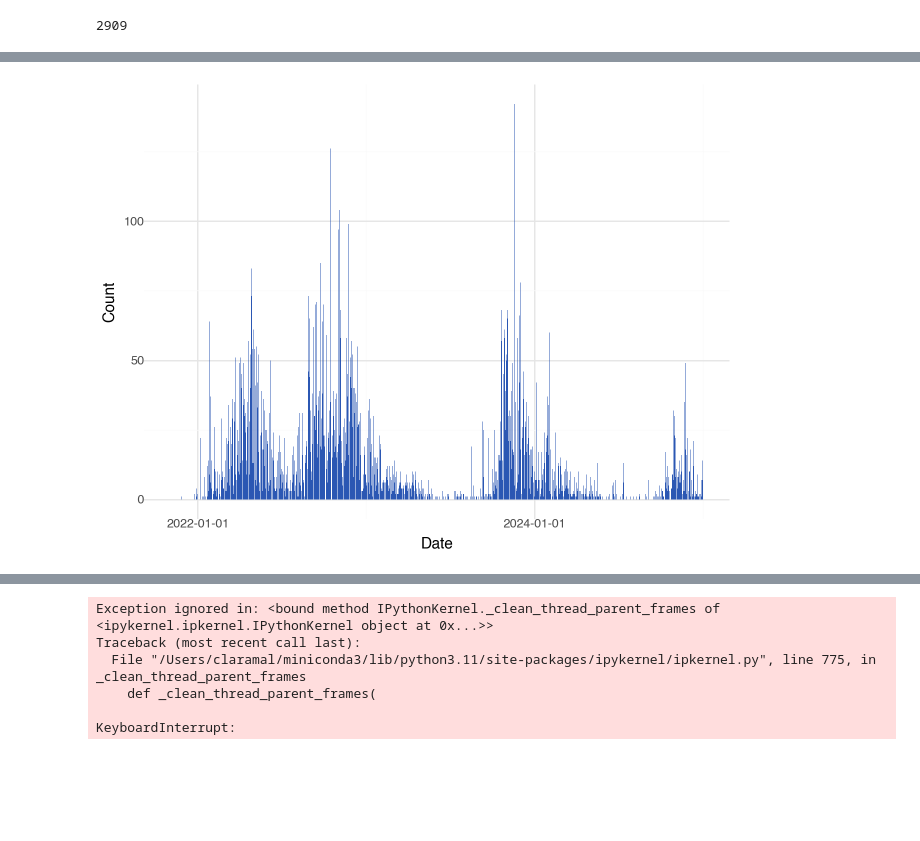
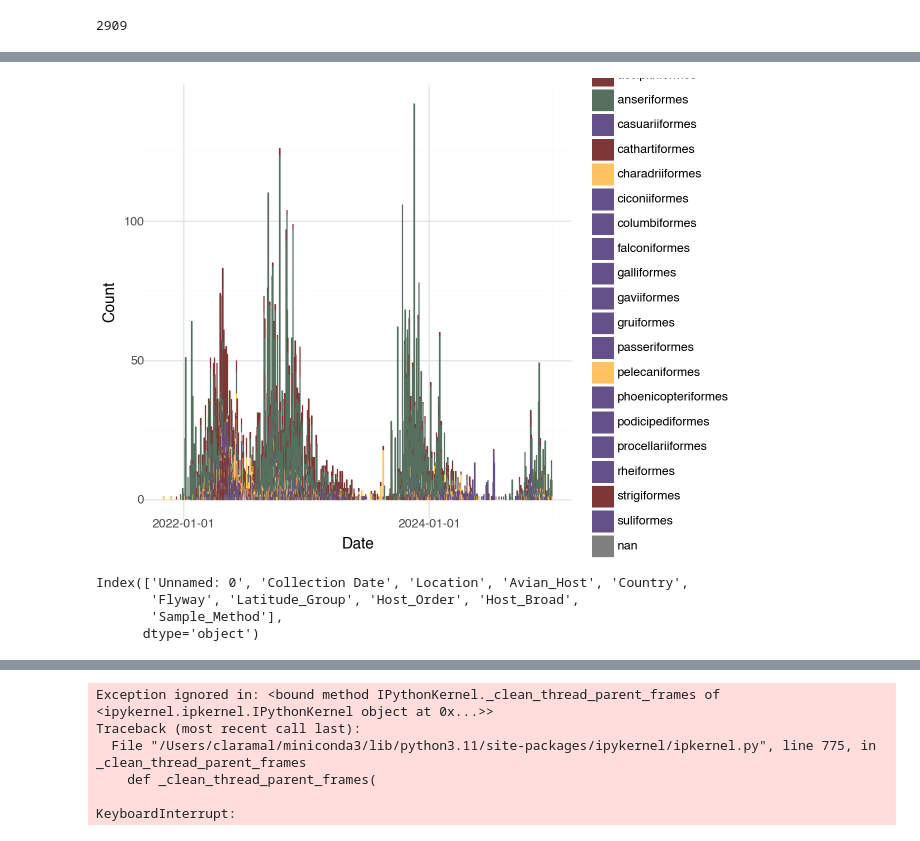
Before and after one commit to moncla-lab/H5-avian-ecology, a Jupyter notebook: all_detections.ipynb, the cells around one changed output, grey strips where cells are left out. Drawn from its saved outputs; the diff is of its cells as text; code cells hidden in the pictures; blank space fills up the shorter version.

```diff
--- a/all_detections.ipynb
+++ b/all_detections.ipynb
@@ -350,18 +421,52 @@ all_detect_counts["Collection Date"]= pd.to_datetime(all_detect_counts["Collecti
 # %%
-# Plot detections
+# Plot detections over time
 
-host_colors = {"anseriformes":,"charadriiformes":, "suliformes":, "pelecaniformes":, "procellariiformes":,"accipitriformes":, "falconiformes":, "strigiformes":
-}
+host_colors = {"anseriformes":"#566F5E",
+               "charadriiformes":"#FEC260",
+               "suliformes":"#65518A",
+               "pelecaniformes":"#FEC260",
+               "procellariiformes":"#65518A",
+               "accipitriformes":"#7E3636",
+               "falconiformes":"#65518A",
+               "strigiformes":"#7E3636",
+               "passeriformes":"#65518A",
+               "columbiformes":"#65518A",
+               "podicipediformes":"#65518A",
+               "galliformes":"#65518A",
+               "gaviiformes":"#65518A",
+               "gruiformes":"#65518A",
+               "phoenicopteriformes":"#65518A",
+               "ciconiiformes":"#65518A",
+               "cathartiformes":"#7E3636",
+               "rheiformes":"#65518A",
+               "casuariiformes":"#65518A"
+              }
+
+flyway_colors = {"AtlanticFlyway":"#AA7722", "MississippiFlyway":"#5E9B82", "CentralFlyway":"#C593D1", "PacificFlyway":"#2B57B3", "unknown":"#9C9C9C"}
+
+all_detect_final["Collection Date"]= pd.to_datetime(all_detect_final["Collection Date"])
 
 detections_over_time = (
-    ggplot(all_detect_final, aes(x = "Collection Date", y = "incidence", color = "Host Order"))
-    + geom_bar(stat = "identity") #, fill = "#2B57B3")
+    ggplot(all_detect_final, aes(x = "Collection Date", color = "Host_Order", fill = "Host_Order"))
+    # ggplot(all_detect_final, aes(x = "Collection Date", color = "Flyway", fill = "Flyway"))
+    + geom_bar(stat = "count")
+    + scale_color_manual(host_colors)
+    + scale_fill_manual(host_colors)
+    # + scale_color_manual(flyway_colors)
+    # + scale_fill_manual(flyway_colors)
     + labs(x = "Date", y = "Count")
     + theme_minimal()
 )
 
 detections_over_time.show()
 
-detections_over_time.save(filename = './metadata/detections_data/detections_over_time.pdf', height=7, width=10, units = 'in', dpi=750)
+# detections_over_time.save(filename = './metadata/detections_data/detections_over_time_hostcolor.pdf', height=7, width=10, units = 'in', dpi=750)
 # %% [output]
-[figure, old version]
+[figure, new version]
+# %%
+print(all_detect_final.columns)
+# %% [output]
+Index(['Unnamed: 0', 'Collection Date', 'Location', 'Avian_Host', 'Country',
+       'Flyway', 'Latitude_Group', 'Host_Order', 'Host_Broad',
+       'Sample_Method'],
+      dtype='object')
```
Also changed, not shown: parts of 10 cells of this notebook, 15 other files.
